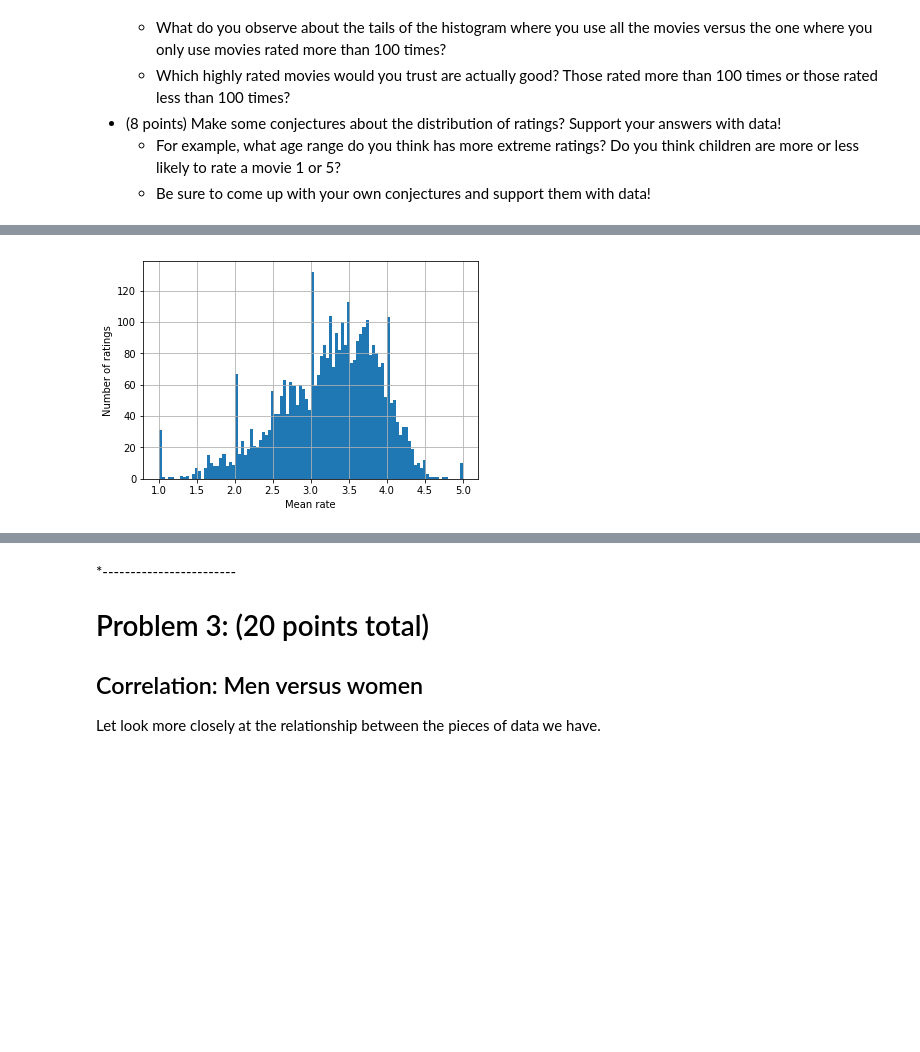
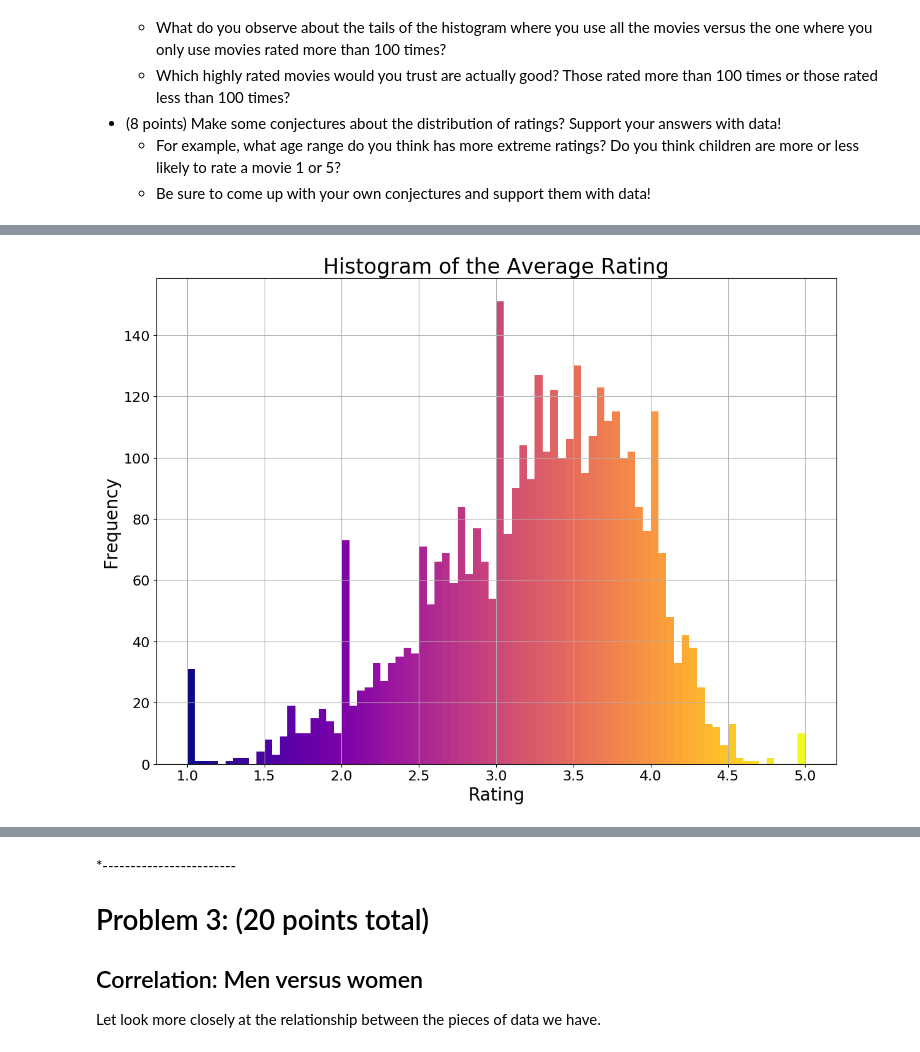
Before and after one commit to DS501-17Fall/Project-02, a Jupyter notebook: CaseStudy2.ipynb, the cells around one changed output, grey strips where cells are left out. Drawn from its saved outputs; the diff is of its cells as text; code cells hidden in the pictures; blank space fills up the shorter version.

```diff
--- a/CaseStudy2.ipynb
+++ b/CaseStudy2.ipynb
@@ -420,10 +442,22 @@ import matplotlib.pyplot as plt
 # Load data from HDF5 file
 data = pd.read_hdf('data.h5')
 
-plt.hist(data.groupby('Title').size(), bins=100)
-plt.xlabel('Number of ratings')
-plt.ylabel('Number of movies')
-plt.xlim(-100, 3200)
+plt.figure(figsize=(12,9), dpi=100)
+cm = plt.cm.get_cmap('RdPu_r')
+n, bins, patches = plt.hist(data.groupby('Title').size(), bins = 100)
+bin_centers = 0.5 * (bins[:-1] + bins[1:])
+col = bin_centers - min(bin_centers)
+col /= max(col)
+for c, p in zip(col, patches):
+    plt.setp(p, 'facecolor', cm(c))
+
+plt.xlabel('Number of Ratings',fontsize=20)
+plt.ylabel('Frequency',fontsize=20)
+plt.xticks(fontsize=16)
+plt.yticks(fontsize=16)
+plt.title('Histogram of the Number of Ratings', fontsize=24)
+plt.tight_layout()
 plt.grid()
+plt.savefig('images/P2-Hist-Rating_Num.png')
 plt.show()
 # %% [output]
@@ -431,22 +465,36 @@ plt.show()
 # %%
 """
 Plot a histogram of the average rating for each movie.
 """
 import pandas as pd
 import matplotlib.pyplot as plt
 
 # Load data from HDF5 file
 data = pd.read_hdf('data.h5')
 
 grouped_data = data.groupby('Title')
 means = grouped_data['Rating'].aggregate(np.mean)
-plt.hist(means, bins=100)
-plt.xlabel('Mean rate')
-plt.ylabel('Number of ratings')
+
+plt.figure(figsize=(12,9), dpi=100)
+cm = plt.cm.get_cmap('plasma')
+n, bins, patches = plt.hist(means, bins = 80)
+bin_centers = 0.5 * (bins[:-1] + bins[1:])
+col = bin_centers - min(bin_centers)
+col /= max(col)
+for c, p in zip(col, patches):
+    plt.setp(p, 'facecolor', cm(c))
+plt.xlim(0.8,5.2)
+plt.xlabel('Rating',fontsize=20)
+plt.ylabel('Frequency',fontsize=20)
+plt.xticks(fontsize=16)
+plt.yticks(fontsize=16)
+plt.title('Histogram of the Average Rating', fontsize=24)
+plt.tight_layout()
 plt.grid()
+plt.savefig('images/P2-Hist-Average_Rate_Num.png')
 plt.show()
 # %% [output]
-[figure, old version]
+[figure, new version]
 # %%
 """
 Plot a histogram of the average rating for movies which are rated more than 100 times.
```
Also changed, not shown: parts of 31 cells of this notebook, 4 other files.
